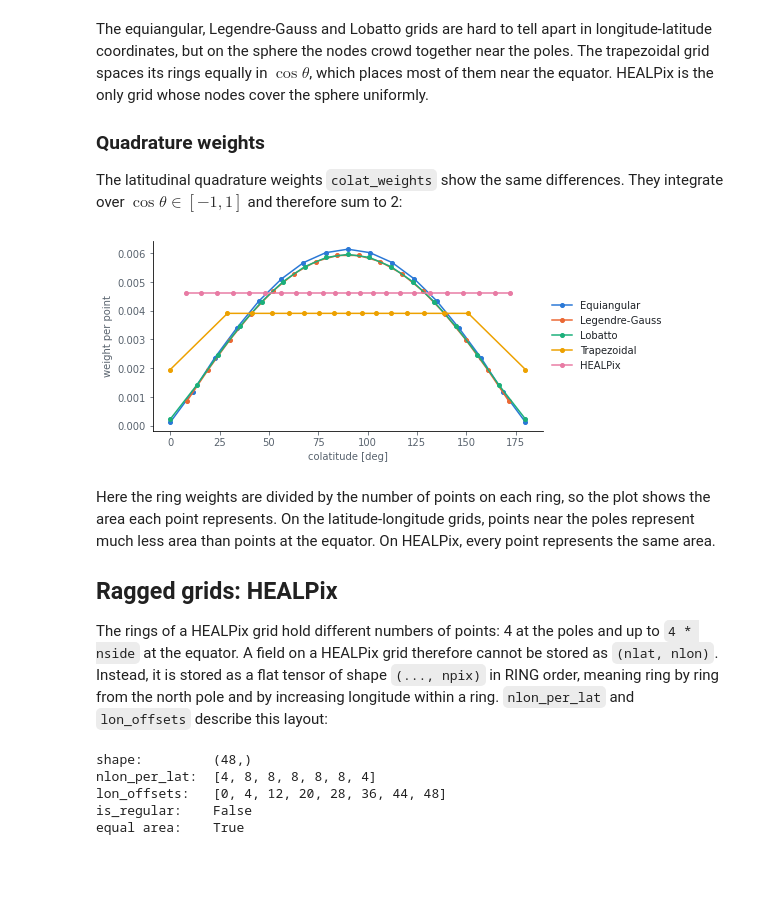
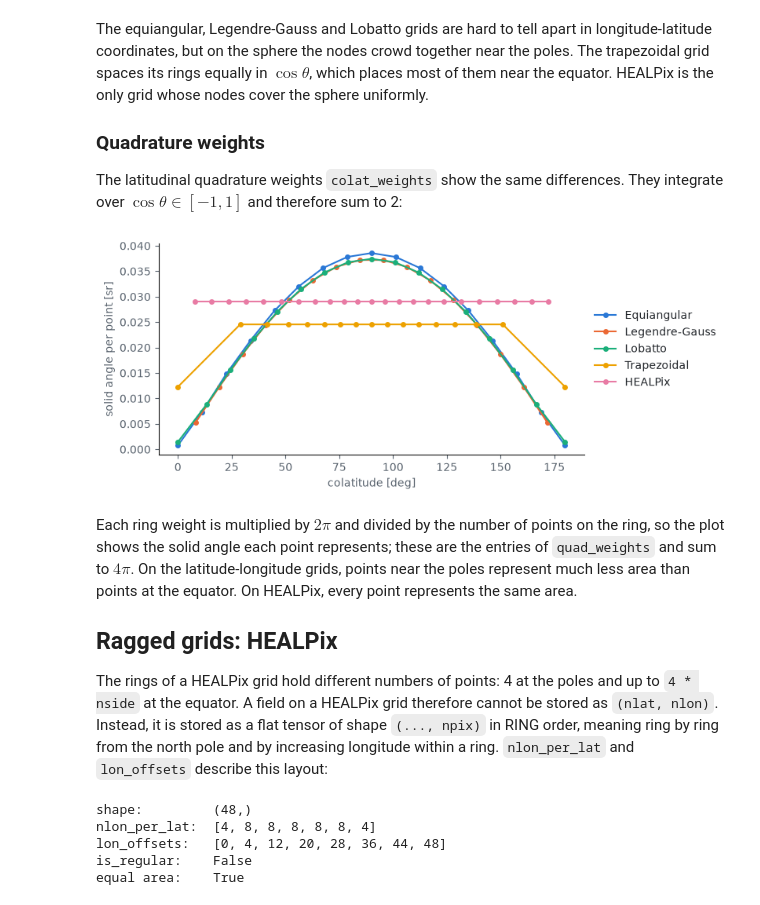
Before and after one commit to NVIDIA/torch-harmonics, a Jupyter notebook: notebooks/grid_descriptors.ipynb, the cells around one changed output. Cells and saved outputs as stored; diff of their text form; code cells hidden in the pictures; blank space fills up the shorter version.

```diff
--- a/notebooks/grid_descriptors.ipynb
+++ b/notebooks/grid_descriptors.ipynb
@@ -157,20 +157,20 @@ The latitudinal quadrature weights `colat_weights` show the same differences. Th
 # %%
 colors = ["#2a78d6", "#eb6834", "#1baf7a", "#eda100", "#e87ba4"]
 
 fig, ax = plt.subplots(figsize=(7, 3.5))
 for color, (name, grid) in zip(colors, grids.items()):
-    weights = grid.colat_weights.double().numpy() / grid.nlon_per_lat.double().numpy()
+    weights = 2 * np.pi * grid.colat_weights.double().numpy() / grid.nlon_per_lat.double().numpy()
     ax.plot(np.rad2deg(grid.colats.double().numpy()), weights, "-o", ms=4, lw=1.5, color=color, label=name)
 ax.set_xlabel("colatitude [deg]")
-ax.set_ylabel("weight per point")
+ax.set_ylabel("solid angle per point [sr]")
 for side in ("top", "right"):
     ax.spines[side].set_visible(False)
 ax.legend(frameon=False, loc="center left", bbox_to_anchor=(1.0, 0.5))
 plt.show()
 # %% [output]
-[figure, old version]
+[figure, new version]
 # %% [markdown]
-Here the ring weights are divided by the number of points on each ring, so the plot shows the area each point represents. On the latitude-longitude grids, points near the poles represent much less area than points at the equator. On HEALPix, every point represents the same area.
+Each ring weight is multiplied by $2\pi$ and divided by the number of points on the ring, so the plot shows the solid angle each point represents; these are the entries of `quad_weights` and sum to $4\pi$. On the latitude-longitude grids, points near the poles represent much less area than points at the equator. On HEALPix, every point represents the same area.
 
 ## Ragged grids: HEALPix
 
```
Also changed, not shown: parts of 3 cells of this notebook, 1 other file.
